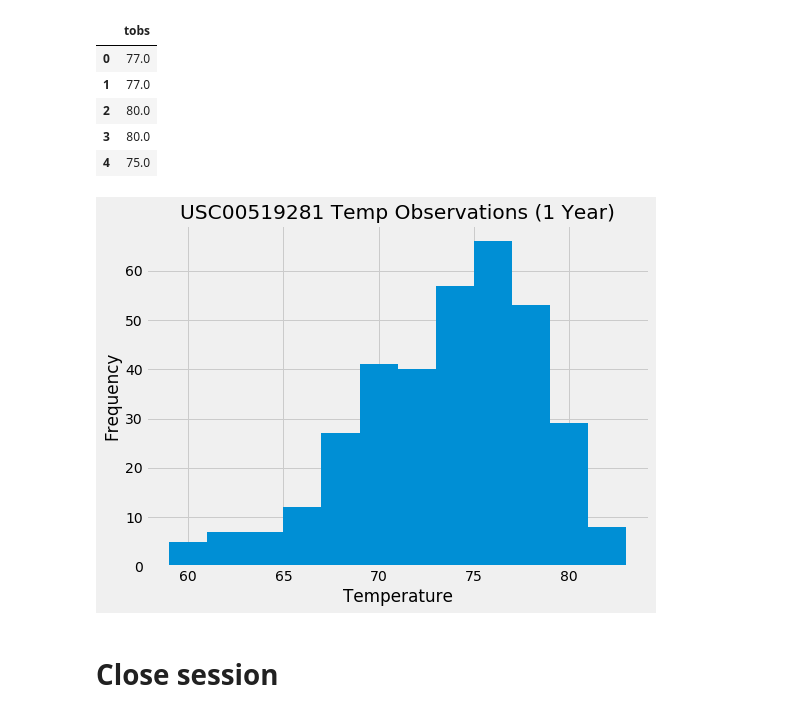
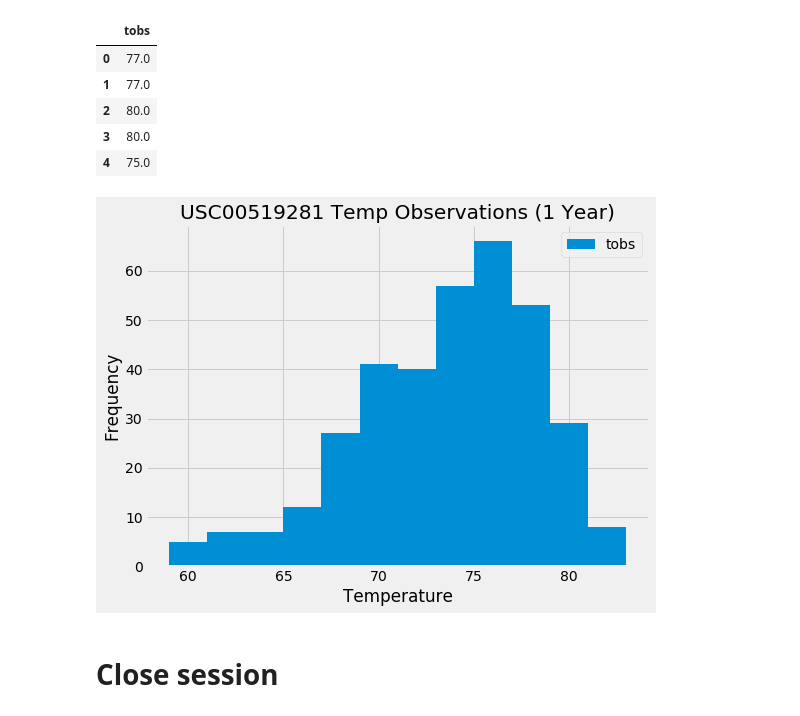
Before and after one commit to gdagger/SQLAlchemy-Challenge, a Jupyter notebook: SurfsUp/climate_starter.ipynb, the cells around one changed output. Saved outputs shown, nothing was run; the diff lists cells and outputs as text; code cells hidden in the pictures.

Commit message:
Add legend to histogram

```diff
--- a/SurfsUp/climate_starter.ipynb
+++ b/SurfsUp/climate_starter.ipynb
@@ -164,15 +164,16 @@ tobs_df.head()
 # %%
 # Create histogram of tobs data with 12 bins
 tobs_df.hist(bins=12, figsize=(8,6))
 
 plt.xlabel("Temperature")
 plt.ylabel("Frequency")
 plt.title(f"{most_active_station_id} Temp Observations (1 Year)")
+plt.legend(["tobs"])
 plt.tight_layout()
 plt.savefig('Images/tobs_histogram.png')
 plt.show()
 # %% [output]
-[figure, old version]
+[figure, new version]
 # %% [markdown]
 # Close session
 # %%
```
Also changed, not shown: 1 other file.
